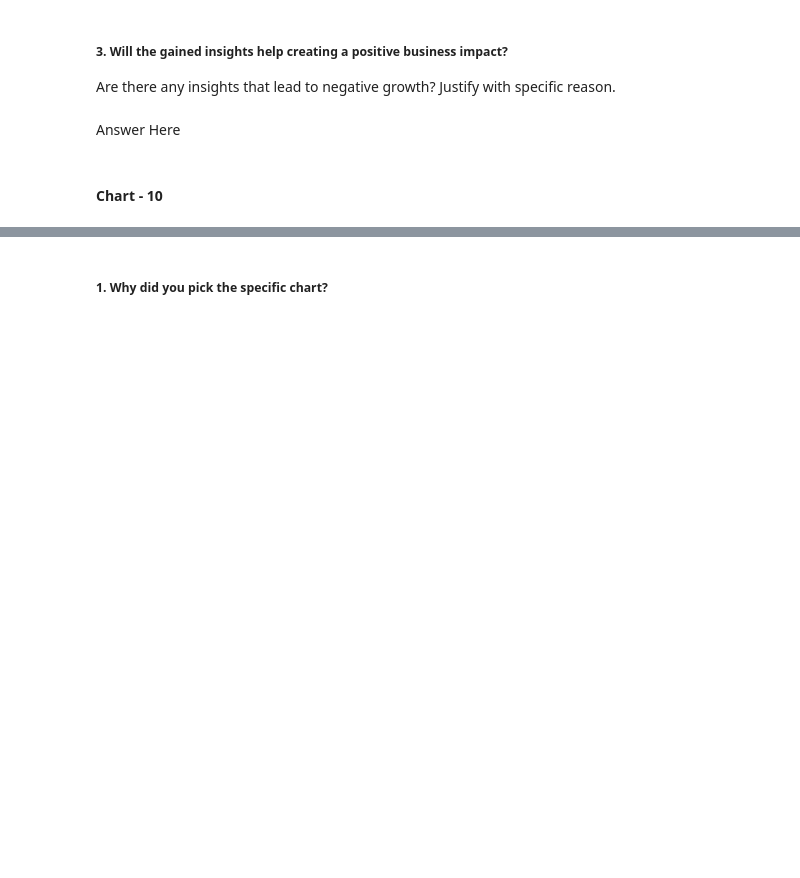
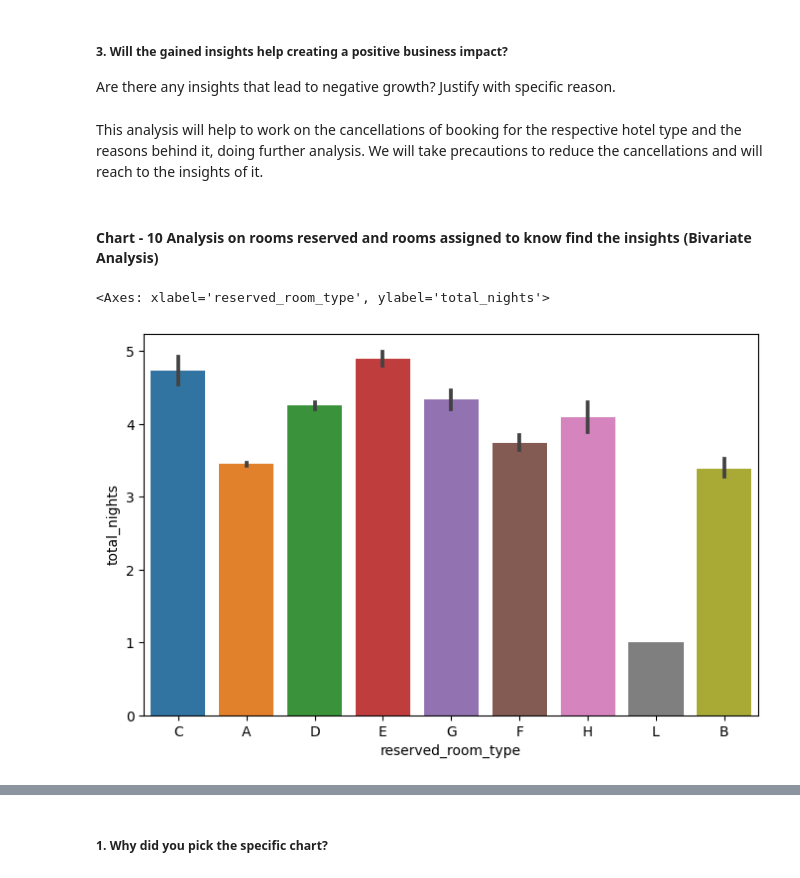
Before and after one commit to Jamal1018/EDA_Hotel_booking_analysis, a Jupyter notebook: EDA_on_Hotel_Booking_Analysis.ipynb, the cells around one changed output, grey strips where cells are left out. Cells and saved outputs as stored; diff of their text form; code cells hidden in the pictures; blank space fills up the shorter version.

```diff
--- a/EDA_on_Hotel_Booking_Analysis.ipynb
+++ b/EDA_on_Hotel_Booking_Analysis.ipynb
@@ -838,7 +860,3 @@ Answer Here
 # %% [markdown]
 ##### 3. Will the gained insights help creating a positive business impact?
 Are there any insights that lead to negative growth? Justify with specific reason.
-# %% [markdown]
-Answer Here
-# %% [markdown]
-#### Chart - 10
@@ -846,0 +863,15 @@ Answer Here
+# %% [markdown]
+This analysis will help to work on the cancellations of booking for the respective hotel type and the reasons behind it, doing further analysis. We will take precautions to reduce the cancellations and will reach to the insights of it.
+# %% [markdown]
+#### Chart - 10 Analysis on rooms reserved and rooms assigned to know find the insights (Bivariate Analysis)
+# %%
+# filtering the columns of reserved rooms and assigned rooms of True condition and storing them as 'same room assigned'
+same_room_assigned = df[df['reserved_room_type'] == df['assigned_room_type']]
+x = same_room_assigned['assigned_room_type']
+y = same_room_assigned['total_nights']
+
+plt.figure(figsize = (8,5))
+sns.barplot(x =x , y = y)
+# %% [output]
+<Axes: xlabel='reserved_room_type', ylabel='total_nights'>
+[figure, added]
```
Also changed, not shown: parts of 11 cells of this notebook.
